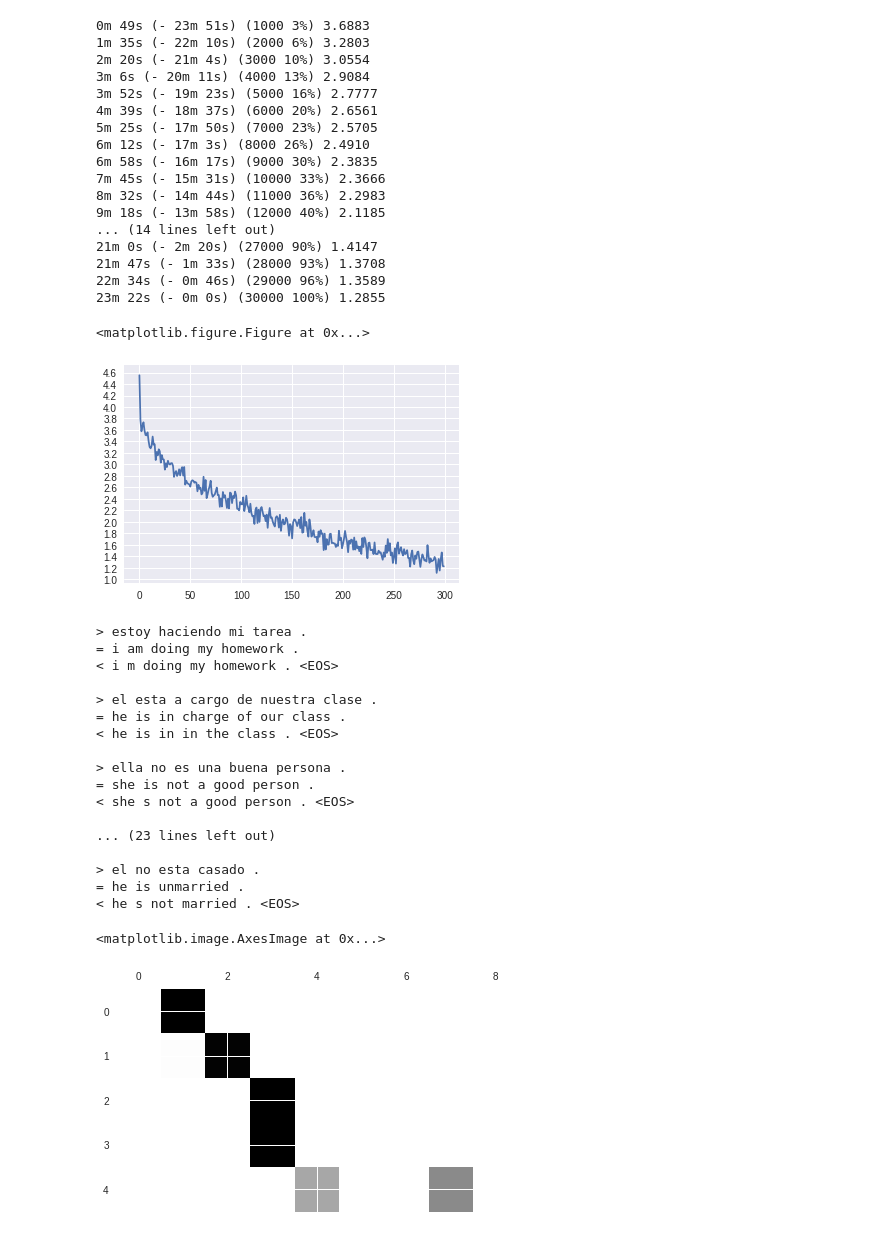
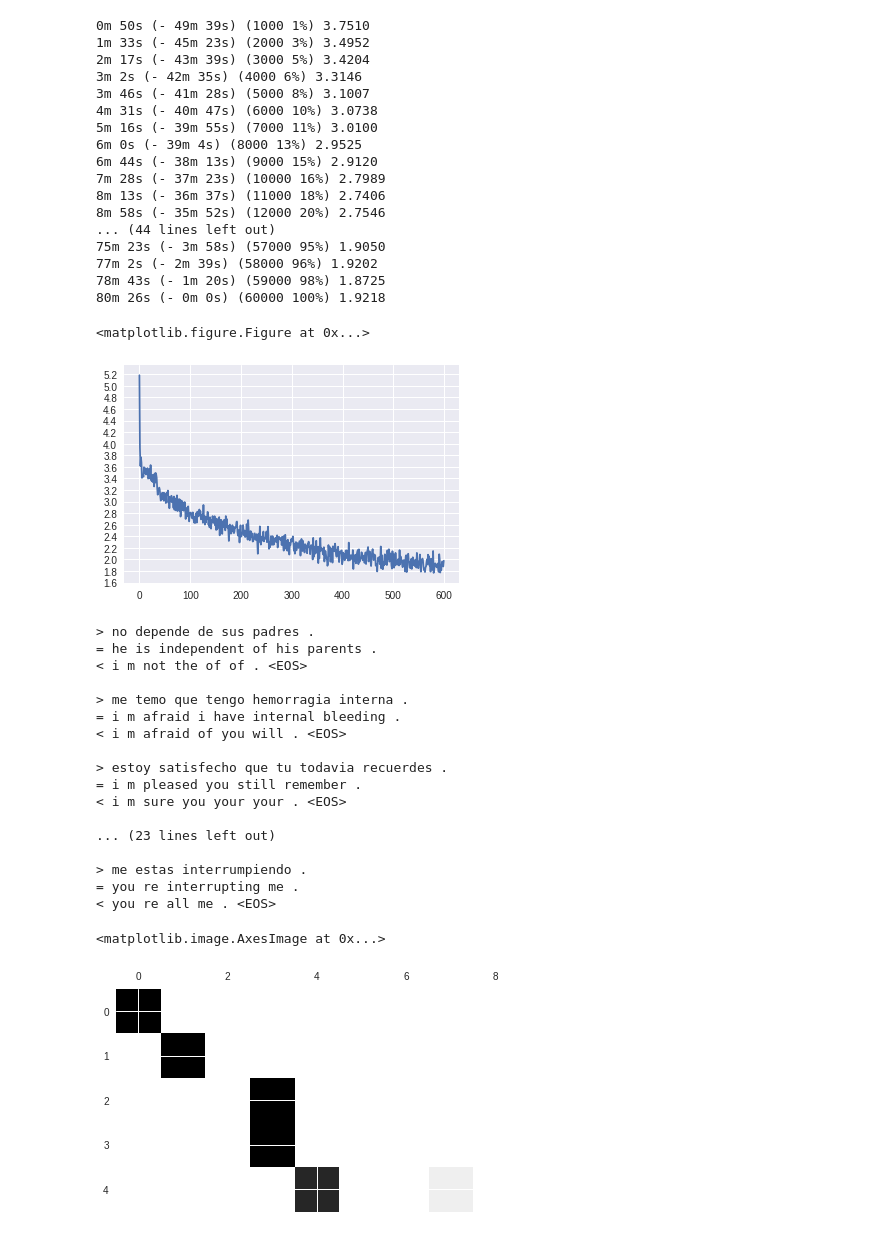
Before and after one commit to ankitbit/Deep_Learning, a Jupyter notebook: Assignment Reports/Assignment 3/Neural_Machine_Translation_Attention.ipynb, the cells around one changed output. Drawn from its saved outputs; the diff is of its cells as text; code cells hidden in the pictures.

```diff
--- a/Assignment Reports/Assignment 3/Neural_Machine_Translation_Attention.ipynb
+++ b/Assignment Reports/Assignment 3/Neural_Machine_Translation_Attention.ipynb
@@ -447,50 +420,50 @@ def evaluateRandomly(encoder, decoder, n=10):
         print('<', output_sentence)
         print('')
 # %%
-hidden_size = 256
+hidden_size = 64
 encoder1 = EncoderRNN(input_lang.n_words, hidden_size).to(device)
 attn_decoder1 = AttnDecoderRNN(hidden_size, output_lang.n_words, dropout_p=0.1).to(device)
-trainIters(encoder1, attn_decoder1, 30000, print_every=1000)
+trainIters(encoder1, attn_decoder1, 60000, print_every=1000)
 # %% [output]
-0m 49s (- 23m 51s) (1000 3%) 3.6883
-1m 35s (- 22m 10s) (2000 6%) 3.2803
-2m 20s (- 21m 4s) (3000 10%) 3.0554
-3m 6s (- 20m 11s) (4000 13%) 2.9084
-3m 52s (- 19m 23s) (5000 16%) 2.7777
-4m 39s (- 18m 37s) (6000 20%) 2.6561
-5m 25s (- 17m 50s) (7000 23%) 2.5705
-6m 12s (- 17m 3s) (8000 26%) 2.4910
-6m 58s (- 16m 17s) (9000 30%) 2.3835
-7m 45s (- 15m 31s) (10000 33%) 2.3666
-8m 32s (- 14m 44s) (11000 36%) 2.2983
-9m 18s (- 13m 58s) (12000 40%) 2.1185
-... (14 lines left out)
-21m 0s (- 2m 20s) (27000 90%) 1.4147
-21m 47s (- 1m 33s) (28000 93%) 1.3708
-22m 34s (- 0m 46s) (29000 96%) 1.3589
-23m 22s (- 0m 0s) (30000 100%) 1.2855
+0m 50s (- 49m 39s) (1000 1%) 3.7510
+1m 33s (- 45m 23s) (2000 3%) 3.4952
+2m 17s (- 43m 39s) (3000 5%) 3.4204
+3m 2s (- 42m 35s) (4000 6%) 3.3146
+3m 46s (- 41m 28s) (5000 8%) 3.1007
+4m 31s (- 40m 47s) (6000 10%) 3.0738
+5m 16s (- 39m 55s) (7000 11%) 3.0100
+6m 0s (- 39m 4s) (8000 13%) 2.9525
+6m 44s (- 38m 13s) (9000 15%) 2.9120
+7m 28s (- 37m 23s) (10000 16%) 2.7989
+8m 13s (- 36m 37s) (11000 18%) 2.7406
+8m 58s (- 35m 52s) (12000 20%) 2.7546
+... (44 lines left out)
+75m 23s (- 3m 58s) (57000 95%) 1.9050
+77m 2s (- 2m 39s) (58000 96%) 1.9202
+78m 43s (- 1m 20s) (59000 98%) 1.8725
+80m 26s (- 0m 0s) (60000 100%) 1.9218
 <matplotlib.figure.Figure at 0x...>
-[figure, old version]
+[figure, new version]
 # %%
 evaluateRandomly(encoder1, attn_decoder1)
 # %% [output]
-> estoy haciendo mi tarea .
-= i am doing my homework .
-< i m doing my homework . <EOS>
+> no depende de sus padres .
+= he is independent of his parents .
+< i m not the of of . <EOS>
 
-> el esta a cargo de nuestra clase .
-= he is in charge of our class .
-< he is in in the class . <EOS>
+> me temo que tengo hemorragia interna .
+= i m afraid i have internal bleeding .
+< i m afraid of you will . <EOS>
 
-> ella no es una buena persona .
-= she is not a good person .
-< she s not a good person . <EOS>
+> estoy satisfecho que tu todavia recuerdes .
+= i m pleased you still remember .
+< i m sure you your your . <EOS>
 
 ... (23 lines left out)
 
-> el no esta casado .
-= he is unmarried .
-< he s not married . <EOS>
+> me estas interrumpiendo .
+= you re interrupting me .
+< you re all me . <EOS>
 # %%
 # Evaluation of attention
 %matplotlib inline
@@ -499,7 +472,7 @@ output_words, attentions = evaluate(
 plt.matshow(attentions.numpy())
 # %% [output]
 <matplotlib.image.AxesImage at 0x...>
-[figure, old version]
+[figure, new version]
 # %%
 def showAttention(input_sentence, output_words, attentions):
     # Set up figure with colorbar
```
Also changed, not shown: parts of 11 cells of this notebook.
